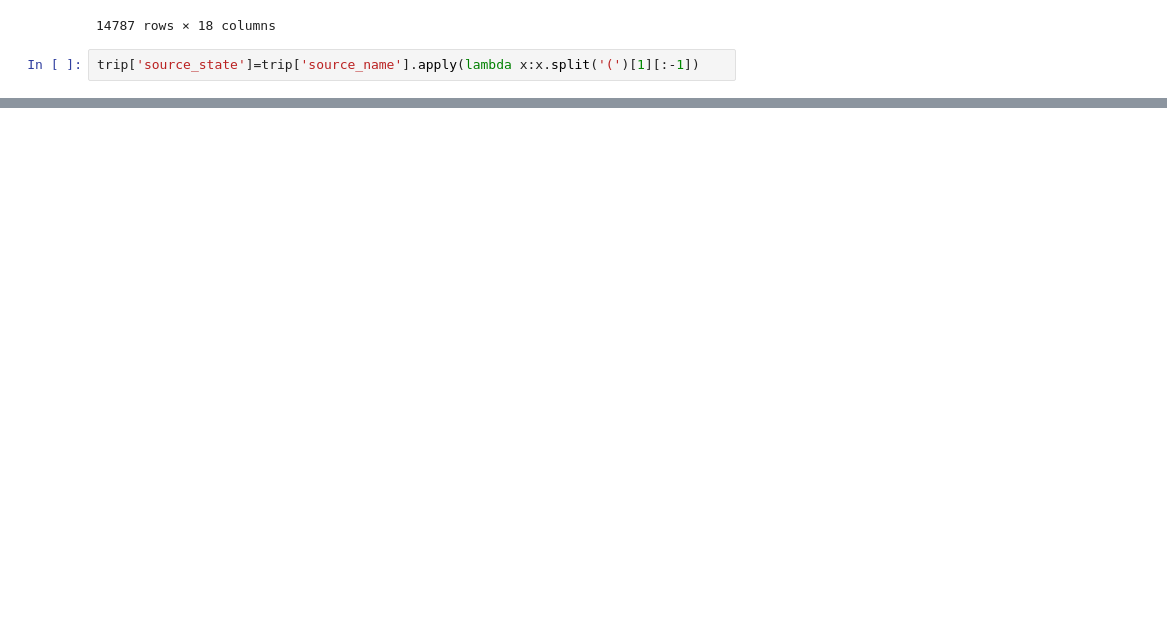
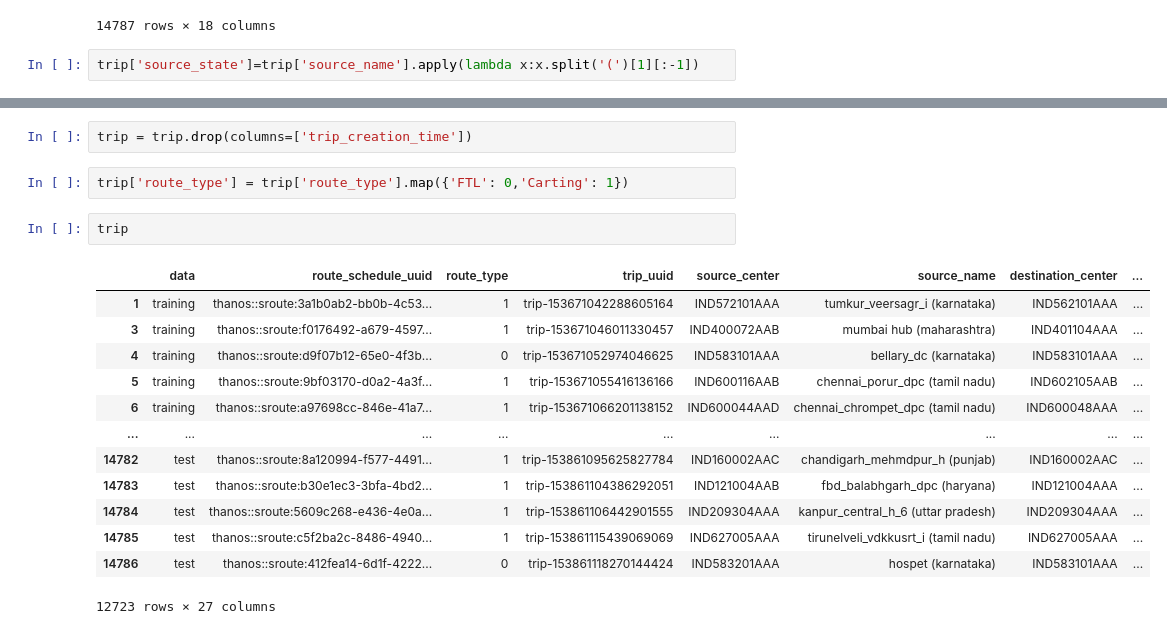
Before and after one commit to bharatkaushik2015/MI-DL_feature_engineering, a Jupyter notebook: feature-engineering.ipynb, the cells around one changed output, grey strips where cells are left out. Saved outputs shown, nothing was run; the diff lists cells and outputs as text; blank space fills up the shorter version.

```diff
--- a/feature-engineering.ipynb
+++ b/feature-engineering.ipynb
@@ -484,0 +612,20 @@ trip
+# %%
+trip = trip.drop(columns=['trip_creation_time'])
+# %%
+trip['route_type'] = trip['route_type'].map({'FTL': 0,'Carting': 1})
+# %%
+trip
+# %% [output]
+|  | data | route_schedule_uuid | route_type | trip_uuid | source_center | source_name | destination_center | ... |
+| 1 | training | thanos::sroute:3a1b0ab2-bb0b-4c53... | 1 | trip-153671042288605164 | IND572101AAA | tumkur_veersagr_i (karnataka) | IND562101AAA | ... |
+| 3 | training | thanos::sroute:f0176492-a679-4597... | 1 | trip-153671046011330457 | IND400072AAB | mumbai hub (maharashtra) | IND401104AAA | ... |
+| 4 | training | thanos::sroute:d9f07b12-65e0-4f3b... | 0 | trip-153671052974046625 | IND583101AAA | bellary_dc (karnataka) | IND583101AAA | ... |
+| 5 | training | thanos::sroute:9bf03170-d0a2-4a3f... | 1 | trip-153671055416136166 | IND600116AAB | chennai_porur_dpc (tamil nadu) | IND602105AAB | ... |
+| 6 | training | thanos::sroute:a97698cc-846e-41a7... | 1 | trip-153671066201138152 | IND600044AAD | chennai_chrompet_dpc (tamil nadu) | IND600048AAA | ... |
+| ... | ... | ... | ... | ... | ... | ... | ... | ... |
+| 14782 | test | thanos::sroute:8a120994-f577-4491... | 1 | trip-153861095625827784 | IND160002AAC | chandigarh_mehmdpur_h (punjab) | IND160002AAC | ... |
+| 14783 | test | thanos::sroute:b30e1ec3-3bfa-4bd2... | 1 | trip-153861104386292051 | IND121004AAB | fbd_balabhgarh_dpc (haryana) | IND121004AAA | ... |
+| 14784 | test | thanos::sroute:5609c268-e436-4e0a... | 1 | trip-153861106442901555 | IND209304AAA | kanpur_central_h_6 (uttar pradesh) | IND209304AAA | ... |
+| 14785 | test | thanos::sroute:c5f2ba2c-8486-4940... | 1 | trip-153861115439069069 | IND627005AAA | tirunelveli_vdkkusrt_i (tamil nadu) | IND627005AAA | ... |
+| 14786 | test | thanos::sroute:412fea14-6d1f-4222... | 0 | trip-153861118270144424 | IND583201AAA | hospet (karnataka) | IND583101AAA | ... |
+12723 rows × 27 columns
```
Also changed, not shown: parts of 18 cells of this notebook.
